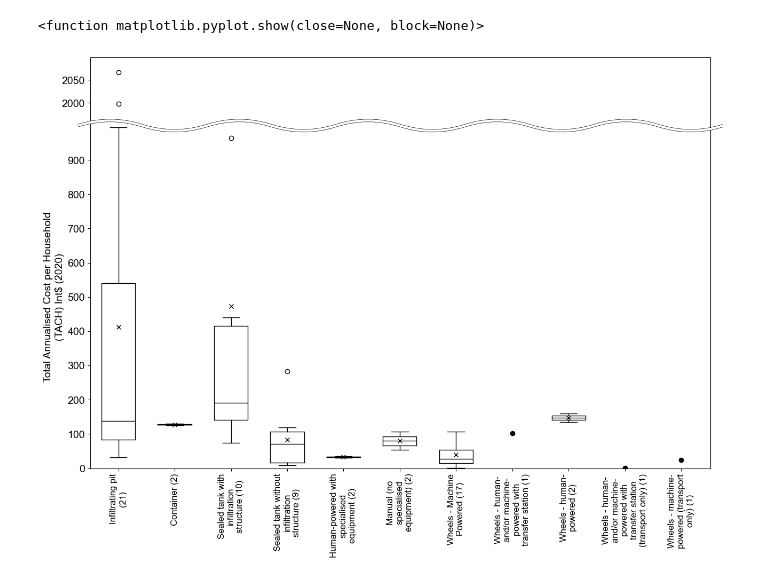
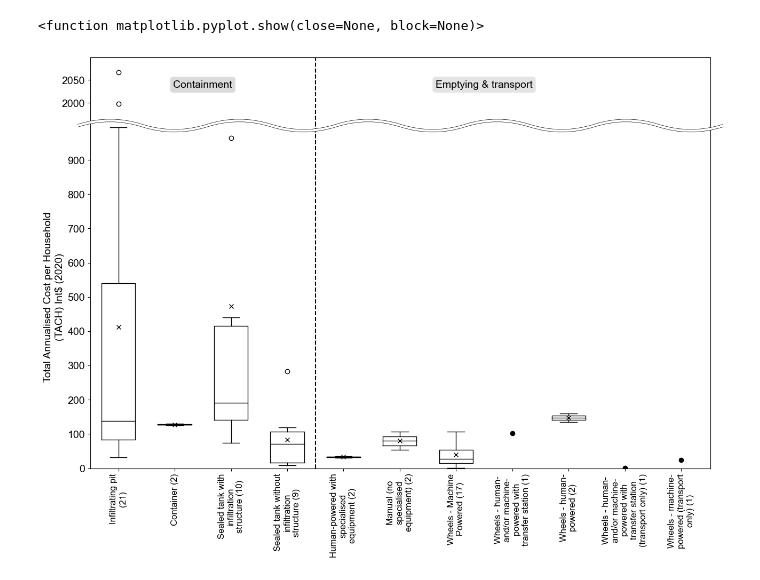
Before and after one commit to JinIgarashi/cactus-narok-figures, a Jupyter notebook: fiona/FSM Component compare.ipynb, the cells around one changed output. Saved outputs shown, nothing was run; the diff lists cells and outputs as text; code cells hidden in the pictures.

```diff
--- a/fiona/FSM Component compare.ipynb
+++ b/fiona/FSM Component compare.ipynb
@@ -49,6 +49,8 @@ for index, ax in enumerate(axs):
             # make median line black
             for median in bp['medians']:
                 median.set_color('black')
+
+    ax.axvline(x=4.5, color='k', linestyle='--')
 
 fig.subplots_adjust(hspace=0.0)
 
@@ -71,31 +73,35 @@ axs[0].spines['bottom'].set_visible(False)
 axs[0].tick_params(axis='x', which='both', bottom=False, labelbottom=False)
 
 ## ニョロ線の描画
 d1 = 0.02 # X軸のはみだし量
 d2 = 0.03 # ニョロ波の高さ
 wn = 21   # ニョロ波の数（奇数値を指定）
 
 pp = (0,d2,0,-d2)
 px = np.linspace(-d1,1+d1,wn)
 py = np.array([1+pp[i%4] for i in range(0,wn)])
 p = Path(list(zip(px,py)), [Path.MOVETO]+[Path.CURVE3]*(wn-1))
 
 line1 = mpatches.PathPatch(p, lw=4, edgecolor='black',
                           facecolor='None', clip_on=False,
                           transform=axs[1].transAxes, zorder=10)
 
 line2 = mpatches.PathPatch(p,lw=3, edgecolor='white',
                            facecolor='None', clip_on=False,
                            transform=axs[1].transAxes, zorder=10,
                            capstyle='round')
 
 a = axs[1].add_patch(line1)
 a = axs[1].add_patch(line2)
 
 axs[1].set_ylabel(ylabel, fontsize=14)
 
+axs[0].text(2.5, 2050, 'Containment', fontsize=14, ha='center', va='top', bbox=dict(facecolor='lightgray', edgecolor='none', alpha=0.8, boxstyle='round'))
+axs[0].text(7.5, 2050, 'Emptying & transport', fontsize=14, ha='center', va='top', bbox=dict(facecolor='lightgray', edgecolor='none', alpha=0.6, boxstyle='round'))
+
+
 plt.savefig(file_path, format="pdf", dpi=dpi, transparent=True, bbox_inches='tight')
 plt.show
 # %% [output]
 <function matplotlib.pyplot.show(close=None, block=None)>
-[figure, old version]
+[figure, new version]
```
Also changed, not shown: 13 other files.
